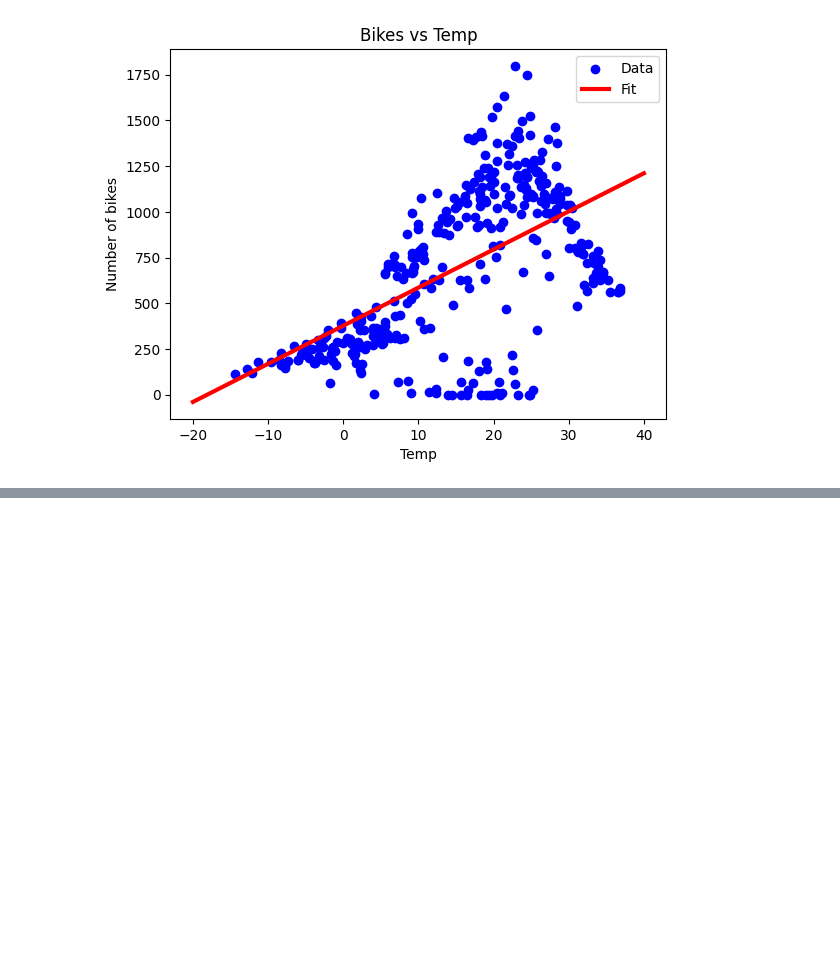
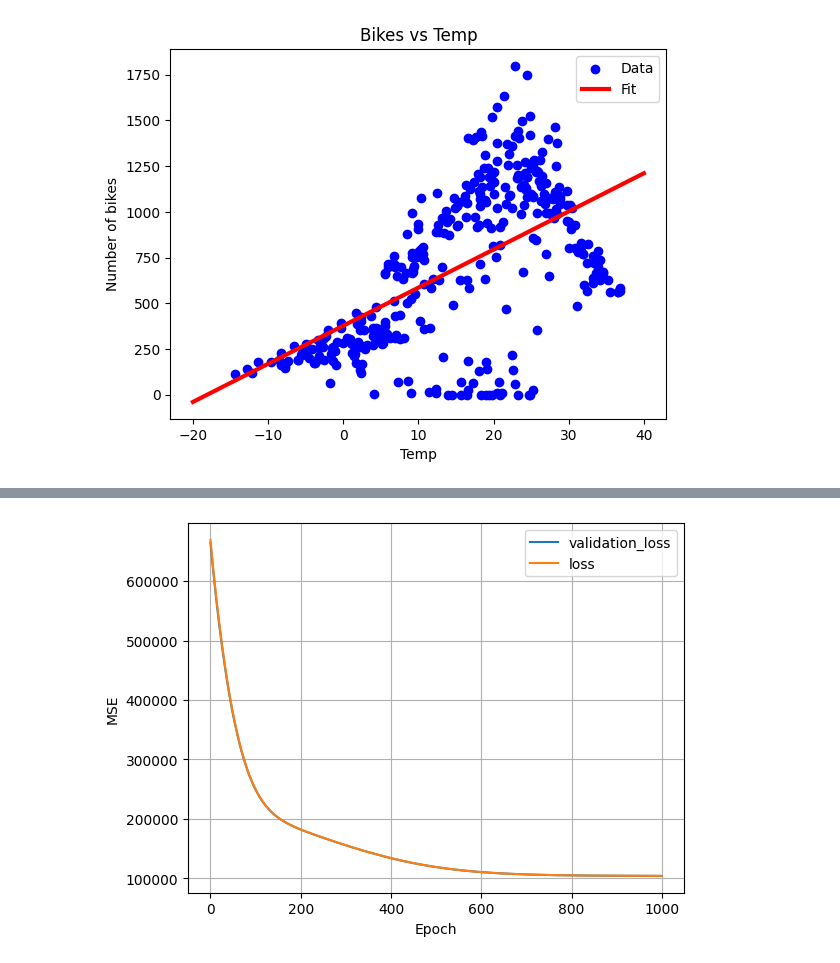
Before and after one commit to aks-ai/Predicting-Bike-Rentals-with-Regression-Neural-Networks, a Jupyter notebook: Bike_rental_demand_prediction.ipynb, the cells around one changed output, grey strips where cells are left out. Cells and saved outputs as stored; diff of their text form; code cells hidden in the pictures; blank space fills up the shorter version.

Commit message:
Adding the codes for multiple regression using neural network

```diff
--- a/Bike_rental_demand_prediction.ipynb
+++ b/Bike_rental_demand_prediction.ipynb
@@ -156,5 +156,5 @@ for cols in df.columns[1:]:
 [figure]
 [figure]
 # %%
-#we drop whatever is suggested first to analyse
-df.drop(["wind","visibility","functional"], axis=1)
+# We drop whatever is suggested first for analysis.
+df = df.drop(["wind","visibility","functional"], axis=1)
@@ -368,0 +257,7 @@ print(X_train_all.shape)
+# %%
+history = temp_nn_model.fit(
+                            X_train_temp.reshape(-1,), y_train_temp, # here only the temperature is converted to a vector using reshape cause the model expect the input to be 2d but not the target
+                            epochs = 1000,
+                            verbose = 0, #commenting this to see what is hapenning
+                            validation_data = (X_val_temp, y_val_temp)
+    )
@@ -368,0 +327,12 @@ print(X_train_all.shape)
+# %%
+multiple_history = multiple_nn_model.fit(
+    X_train_all,
+    y_train_all,
+    epochs = 1000,
+    validation_data = (X_val_all, y_val_all),
+    verbose = 0
+)
+# %%
+plot_loss(multiple_history)
+# %% [output]
+[figure, added]
```
Also changed, not shown: parts of 70 cells of this notebook.
